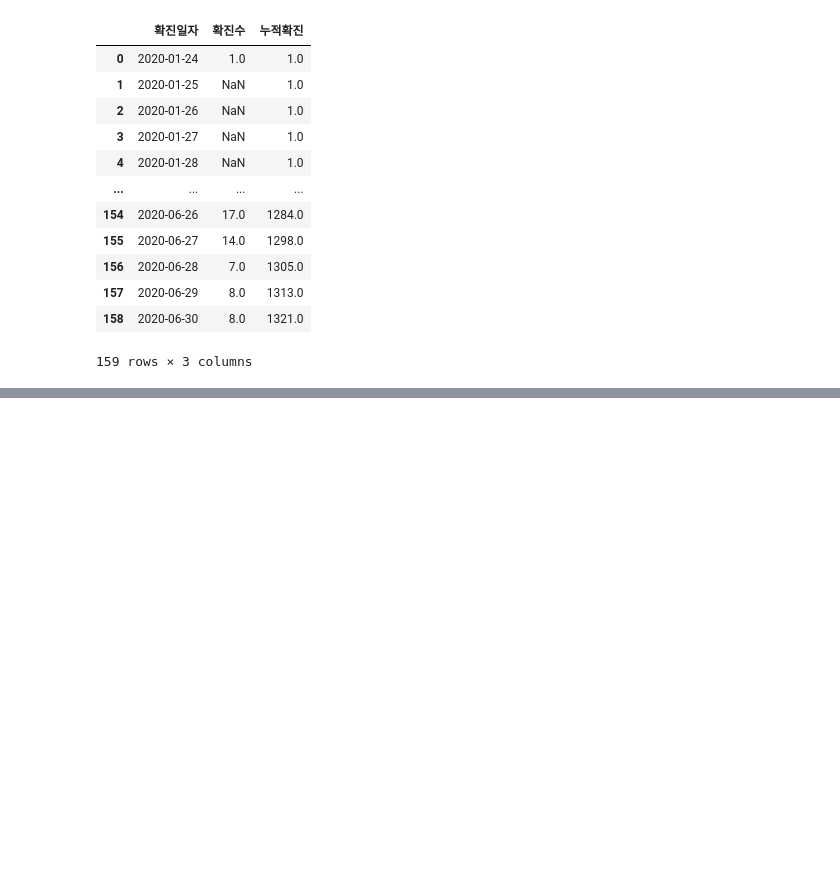
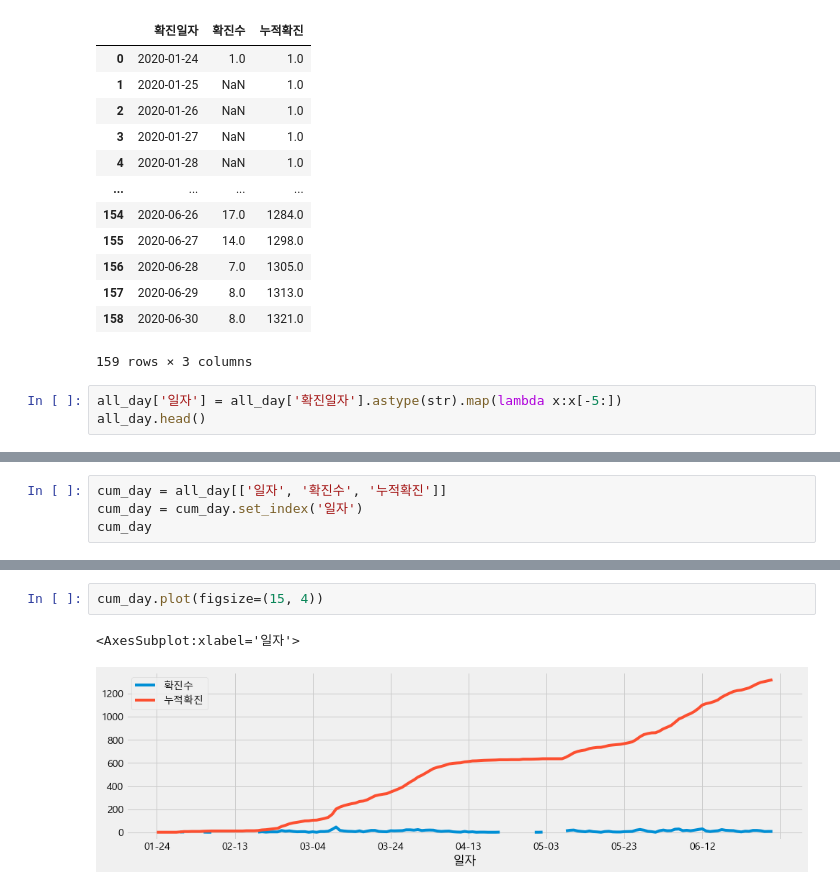
Before and after one commit to SanghunYun95/pandas_cheet_sheet, a Jupyter notebook: seoul_covid19_1.ipynb, the cells around one changed output, grey strips where cells are left out. Drawn from its saved outputs; the diff is of its cells as text; blank space fills up the shorter version.

```diff
--- a/seoul_covid19_1.ipynb
+++ b/seoul_covid19_1.ipynb
@@ -248,3 +248,6 @@ all_day
 | 157 | 2020-06-29 | 8.0 | 1313.0 |
 | 158 | 2020-06-30 | 8.0 | 1321.0 |
 159 rows × 3 columns
+# %%
+all_day['일자'] = all_day['확진일자'].astype(str).map(lambda x:x[-5:])
+all_day.head()
@@ -250,0 +261,4 @@ all_day
+# %%
+cum_day = all_day[['일자', '확진수', '누적확진']]
+cum_day = cum_day.set_index('일자')
+cum_day
@@ -250,0 +280,5 @@ all_day
+# %%
+cum_day.plot(figsize=(15, 4))
+# %% [output]
+<AxesSubplot:xlabel='일자'>
+[figure, added]
```
Also changed, not shown: parts of 4 cells of this notebook.
